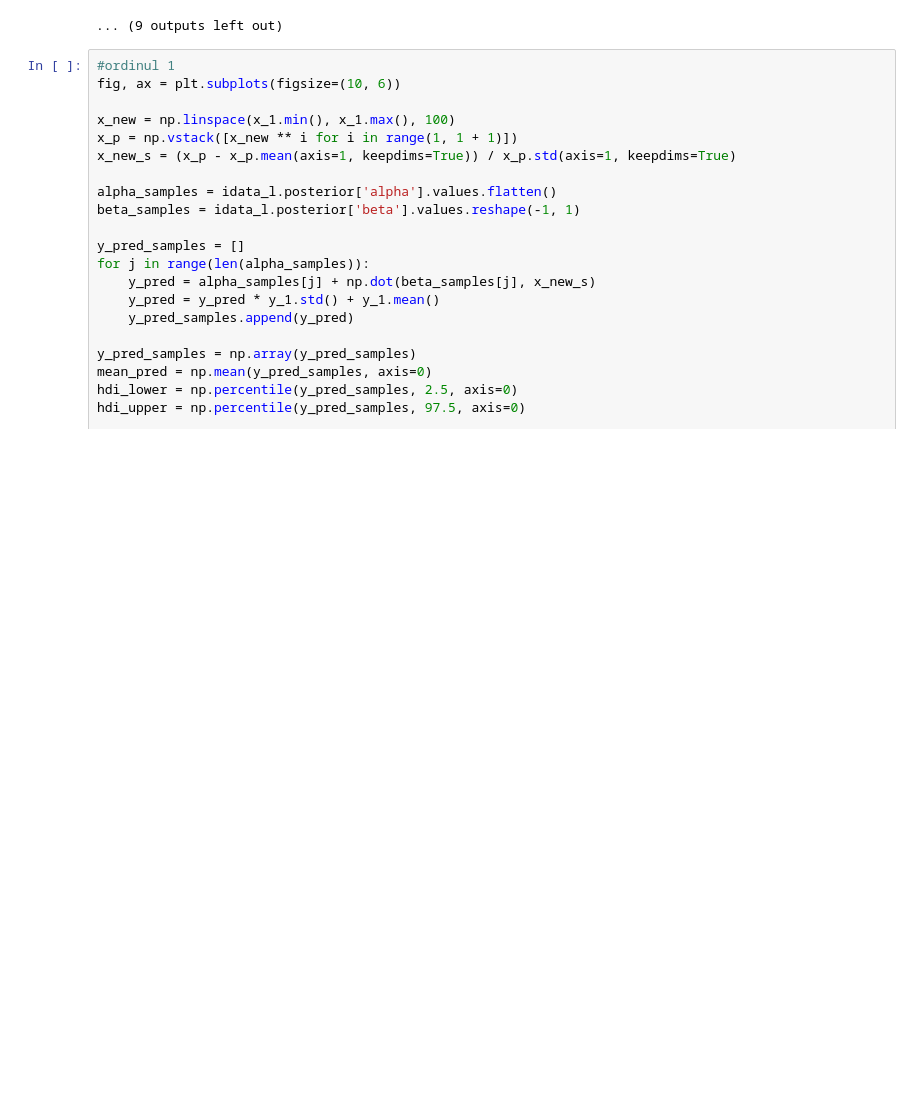
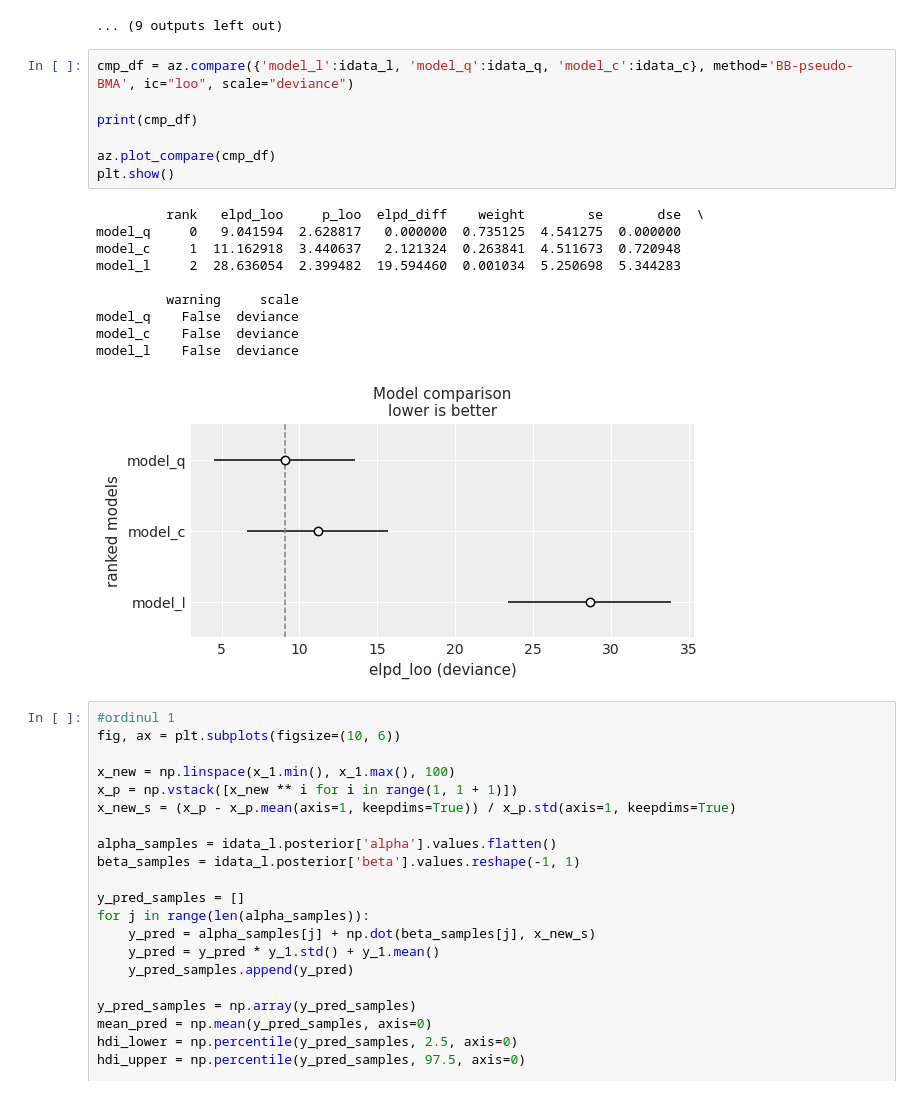
Before and after one commit to CreepyPigeon/PMP-2024, a Jupyter notebook: Tema10.ipynb, the cells around one changed output. Saved outputs shown, nothing was run; the diff lists cells and outputs as text; blank space fills up the shorter version.

```diff
--- a/Tema10.ipynb
+++ b/Tema10.ipynb
@@ -198,6 +198,24 @@ plt.show()
 [interactive output not drawn]
 [interactive output not drawn]
 ... (9 outputs left out)
+# %%
+cmp_df = az.compare({'model_l':idata_l, 'model_q':idata_q, 'model_c':idata_c}, method='BB-pseudo-BMA', ic="loo", scale="deviance")
+
+print(cmp_df)
+
+az.plot_compare(cmp_df)
+plt.show()
+# %% [output]
+         rank   elpd_loo     p_loo  elpd_diff    weight        se       dse  \
+model_q     0   9.041594  2.628817   0.000000  0.735125  4.541275  0.000000
+model_c     1  11.162918  3.440637   2.121324  0.263841  4.511673  0.720948
+model_l     2  28.636054  2.399482  19.594460  0.001034  5.250698  5.344283
+
+         warning     scale
+model_q    False  deviance
+model_c    False  deviance
+model_l    False  deviance
+[figure, added]
 # %%
 #ordinul 1
 fig, ax = plt.subplots(figsize=(10, 6))
```
Also changed, not shown: parts of 1 cell of this notebook.
